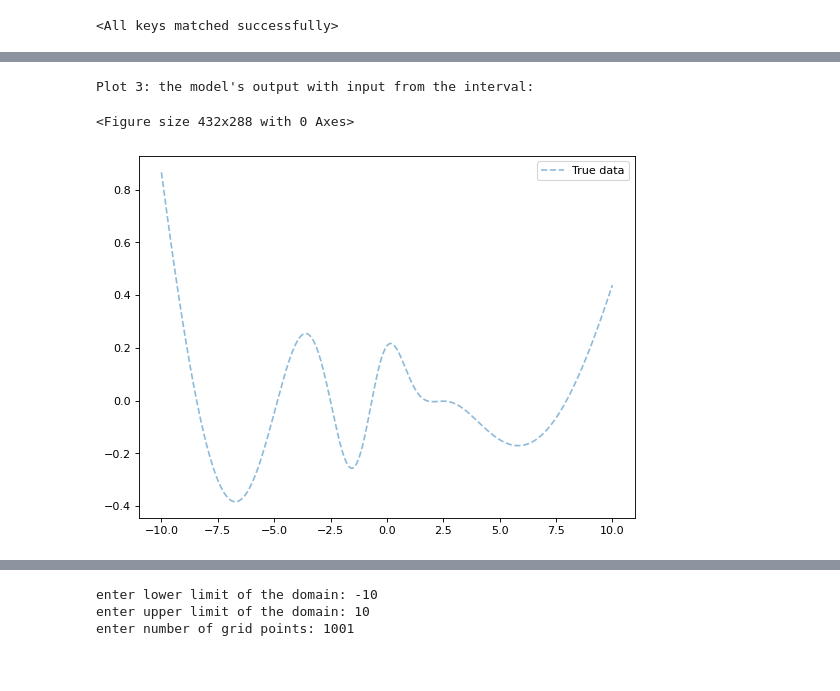
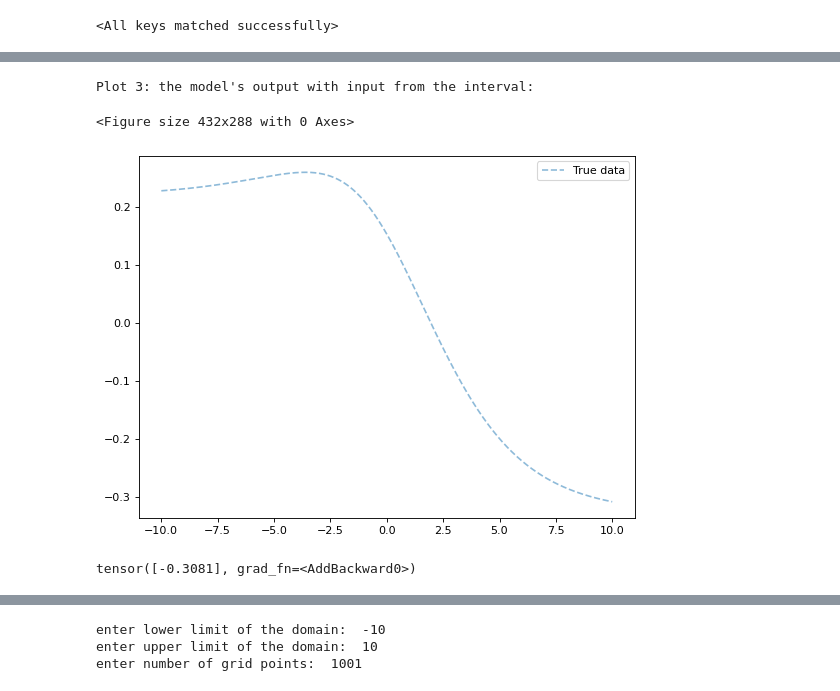
Before and after one commit to trungdoquoc/reu-math-2022, a Jupyter notebook: PyTorch_.ipynb, the cells around one changed output, grey strips where cells are left out. Cells and saved outputs as stored; diff of their text form; code cells hidden in the pictures.

```diff
--- a/PyTorch_.ipynb
+++ b/PyTorch_.ipynb
@@ -286,11 +292,20 @@ adam_optimizer = torch.optim.Adam(model.parameters(),
                                     eps=1e-08,
                                     weight_decay=0,
                                     amsgrad=False)
+# %%
+model2 = Nonlinear(20)
+
+adam_opt2 = torch.optim.Adam(model2.parameters(),
+                                    lr=learningRate,
+                                    betas=(0.9, 0.999),
+                                    eps=1e-08,
+                                    weight_decay=0,
+                                    amsgrad=False)
 # %%
 INPUT_SIZE = 1
 OUTPUT_SIZE = 1
 
-LAMBDA_PEN = 100
+LAMBDA_PEN = 1000
 LOWER_BOUND = -10
 UPPER_BOUND = 10
 N_POINTS = 1000
@@ -307,9 +322,11 @@ print(x_train.shape, y_train.shape)
 (1000, 1) (1000, 1)
 # %%
 # PLOT DATA
-def plot_figure(x_val, y_val, x_test=None, predicted=None):
+def plot_figure(x_val, y_val, x_test=None, predicted=None, log_scale=False):
     plt.clf()
     plt.figure(figsize=(8, 6), dpi=80)
+    if log_scale==True:
+        plt.yscale('log')
     plt.plot(x_val, y_val, '--', label='True data', alpha=0.5)
     if predicted != None:
         plt.plot(x_test, predicted, '--', label='Predictions', alpha=0.5)
@@ -356,0 +359,4 @@ p_f_res[1]
+# %%
+p_f2 = potential_func_iterative
+p_f_res = model2.train_network_with_penalty(num_epochs, p_f2, adam_opt2,
+                                            LAMBDA_PEN, LOWER_BOUND, UPPER_BOUND, N_POINTS)
@@ -389,17 +395,21 @@ Plot 2: The epsilon_loss value along the training epochs:
 # %%
 # Plot 3: the model's output with input from the interval [LOWER_BOUND, UPPER_BOUND]:
 print("Plot 3: the model's output with input from the interval: ")
 x_vals = [torch.tensor([i], requires_grad=True, dtype=torch.float) for i in x_train]
 
 model_output = []
 for i in x_vals:
-    model_output.append(model(i).detach().numpy().item())
+    model_output.append(model2(i).detach().numpy().item())
 
 plot_figure(x_values, model_output)
 # %% [output]
 Plot 3: the model's output with input from the interval:
 <Figure size 432x288 with 0 Axes>
-[figure, old version]
+[figure, new version]
+# %%
+model2(torch.tensor([10], requires_grad=True, dtype=torch.float))
+# %% [output]
+tensor([-0.3081], grad_fn=<AddBackward0>)
 # %%
 #@title
 diff = [None for i in range(len(graph_val_pen[2]))]
```
Also changed, not shown: parts of 22 cells of this notebook, 1 other file.
